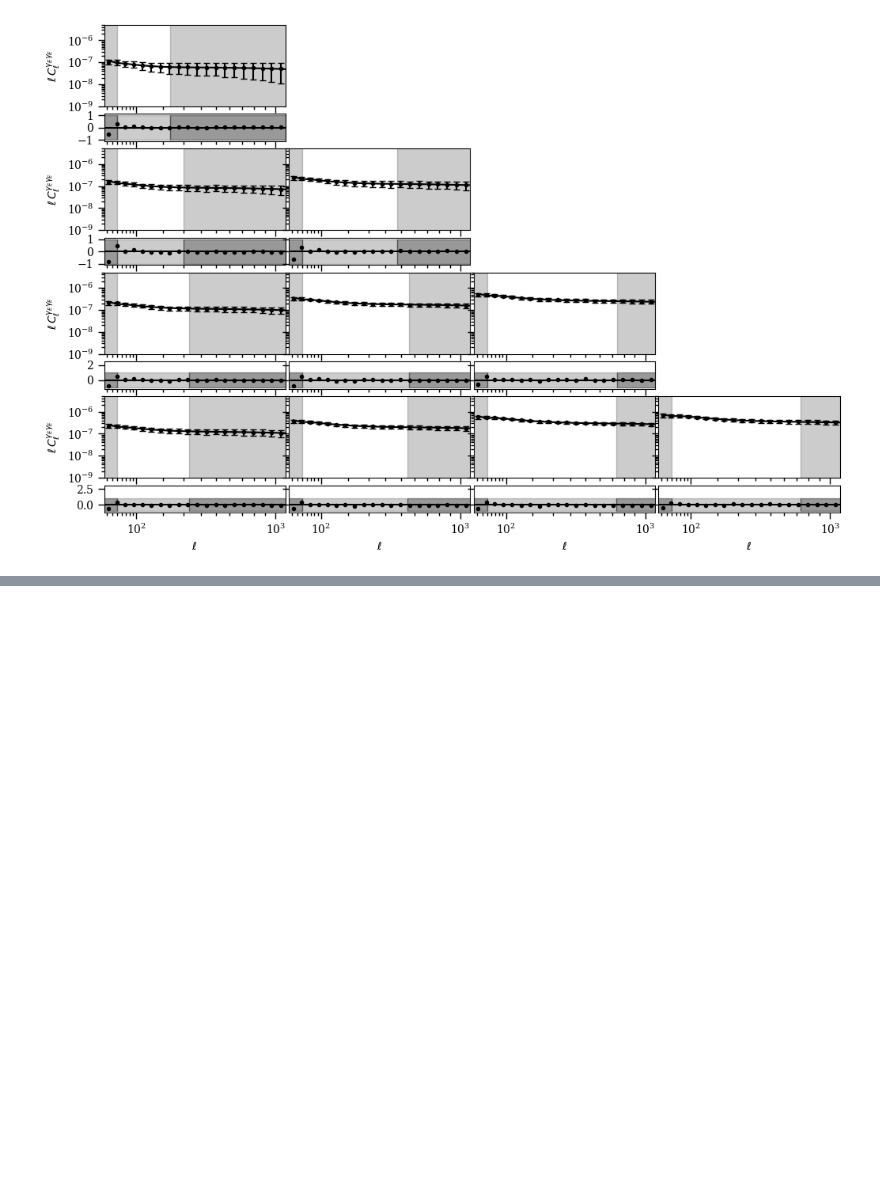
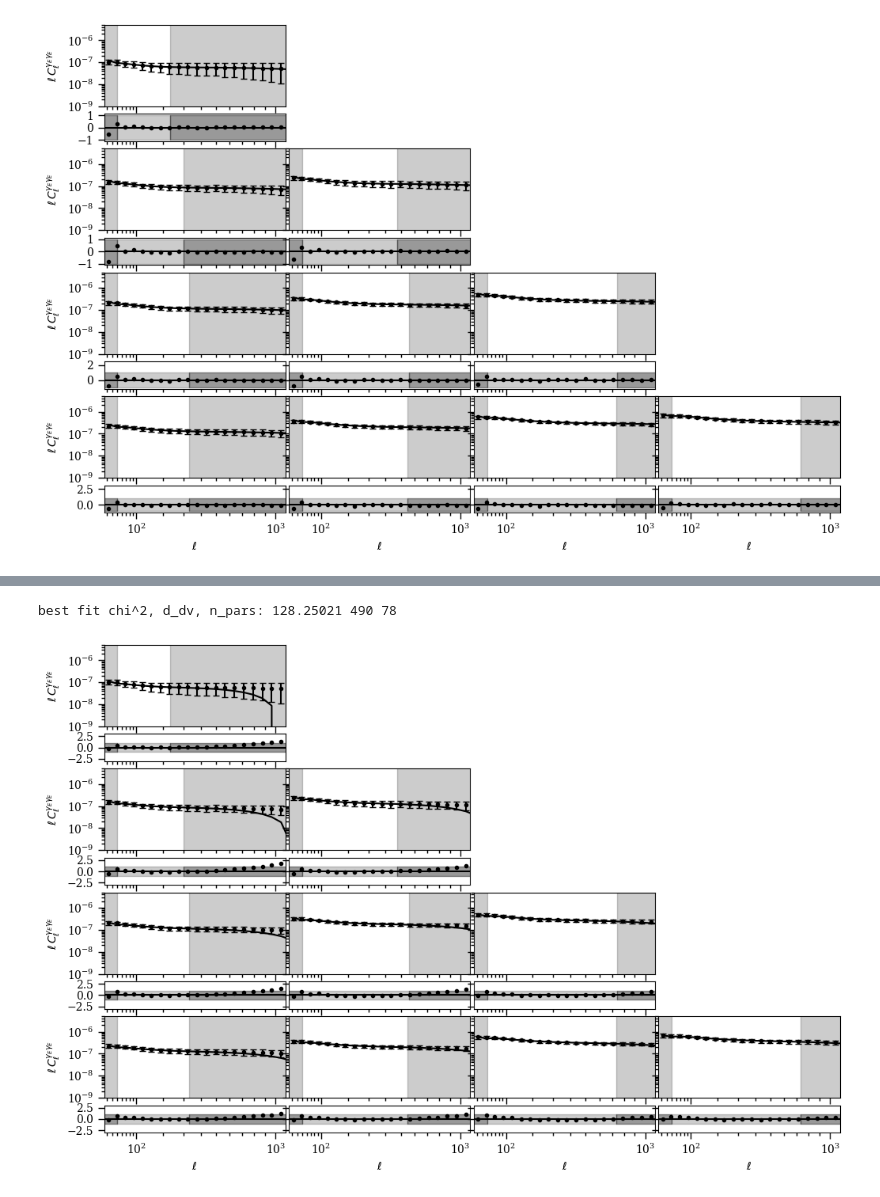
Before and after one commit to j-dr/gholax, a Jupyter notebook: examples/model_demo.ipynb, the cells around one changed output, grey strips where cells are left out. Cells and saved outputs as stored; diff of their text form; code cells hidden in the pictures; blank space fills up the shorter version.

```diff
--- a/examples/model_demo.ipynb
+++ b/examples/model_demo.ipynb
@@ -90,0 +256,5 @@ plot_c_kk_vs_model(data_vector.spectra, model_pred, data_vector.cov, data_vector
+# %%
+log_like = jax.jit(lambda p: -model.log_likelihood(p))
+solver = jaxopt.LBFGS(fun=log_like)
+x0 = model.prior.get_reference_values()
+results = solver.run(x0)
@@ -90,0 +280,18 @@ plot_c_kk_vs_model(data_vector.spectra, model_pred, data_vector.cov, data_vector
+# %%
+params_bf = dict(zip(model.prior.params, results.params))
+ndv = len(model.likelihoods['Nx2PTAngularPowerSpectrum'].observed_data_vector.scale_mask) + len(model.likelihoods['RSDPK'].observed_data_vector.scale_mask)
+print('best fit chi^2, d_dv, n_pars:', 2*results.state.value, ndv, len(model.prior.params))
+# %% [output]
+best fit chi^2, d_dv, n_pars: 128.25021 490 78
+# %%
+params_bf = dict(zip(model.prior.params, results.params))
+model_proj = model.predict_model('Nx2PTAngularPowerSpectrum', params_bf, apply_scale_mask=False)
+model_pk = model.predict_model('RSDPK', params_bf, apply_scale_mask=False)
+# %%
+likelihood = model.likelihoods['Nx2PTAngularPowerSpectrum']
+data_vector = likelihood.observed_data_vector
+# %%
+plot_c_kk_vs_model(data_vector.spectra, model_proj, data_vector.cov, data_vector.scale_cuts,
+                   [0,1,2,3], data_vector.spectrum_info)
+# %% [output]
+[figure, added]
```
Also changed, not shown: parts of 9 cells of this notebook, 5 other files.
